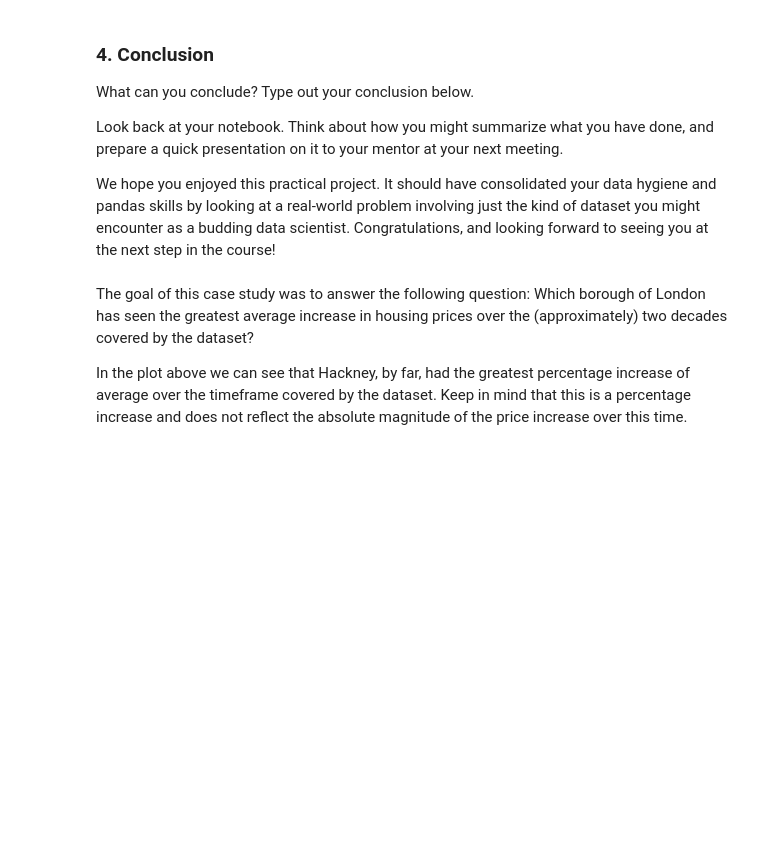
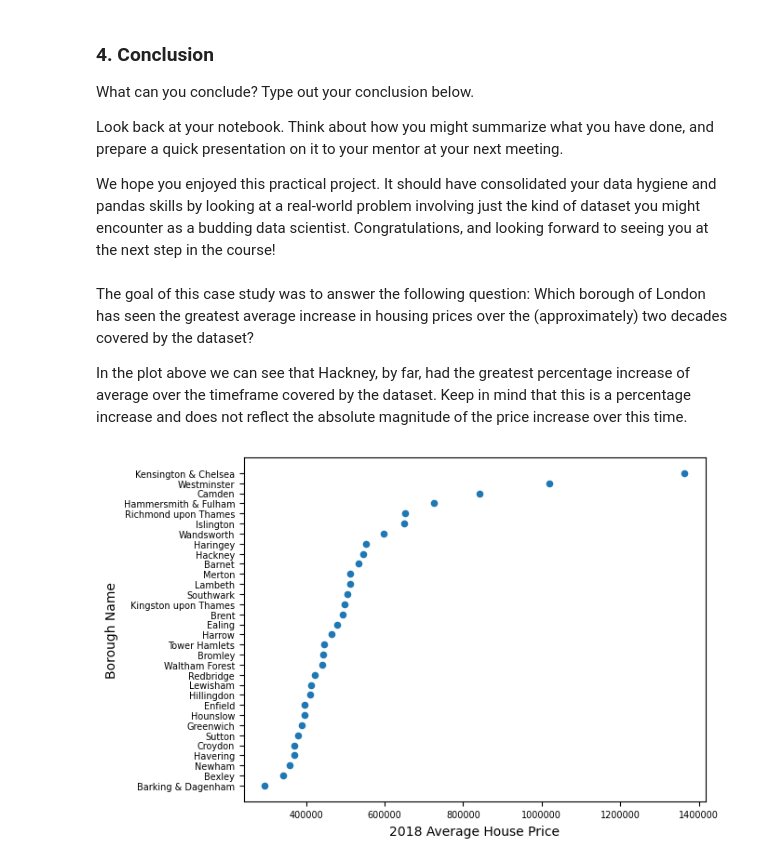
Before and after one commit to daviddj8/London-Housing-Case-Study, a Jupyter notebook: Unit 4 Challenge - Tier 3.ipynb, the cells around one changed output. Saved outputs shown, nothing was run; the diff lists cells and outputs as text; code cells hidden in the pictures; blank space fills up the shorter version.

```diff
--- a/Unit 4 Challenge - Tier 3.ipynb
+++ b/Unit 4 Challenge - Tier 3.ipynb
@@ -294,3 +294,18 @@ We hope you enjoyed this practical project. It should have consolidated your dat
 The goal of this case study was to answer the following question: Which borough of London has seen the greatest average increase in housing prices over the (approximately) two decades covered by the dataset?
 
 In the plot above we can see that Hackney, by far, had the greatest percentage increase of average over the timeframe covered by the dataset. Keep in mind that this is a percentage increase and does not reflect the absolute magnitude of the price increase over this time.
+# %%
+# It would be interesting to look at the actual values of average housing prices in each borough instead of just percentage increase.
+# Create plot for average house price in each borough for the year 2018:
+price_2018_dict = {}
+for name in borough_name_list:
+    avg_price_2018 = properties[(properties["Borough_Name"] == name) & (properties["Year"] == 2018)]["Avg_house_price"].mean()
+    price_2018_dict[name] = avg_price_2018
+price_2018_df = pd.DataFrame.from_dict([price_2018_dict]).transpose().reset_index()
+price_2018_df.rename(columns = {"index": "Borough Name", price_2018_df.columns[1]: "2018 Average House Price"}, inplace = True)
+price_2018_df = price_2018_df.sort_values("2018 Average House Price")
+price_2018_plot = price_2018_df.plot(kind = "scatter", y = "Borough Name", x="2018 Average House Price", fontsize = 7)
+price_2018_plot.get_xaxis().get_major_formatter().set_scientific(False)
+plt.show()
+# %% [output]
+[figure, added]
```
